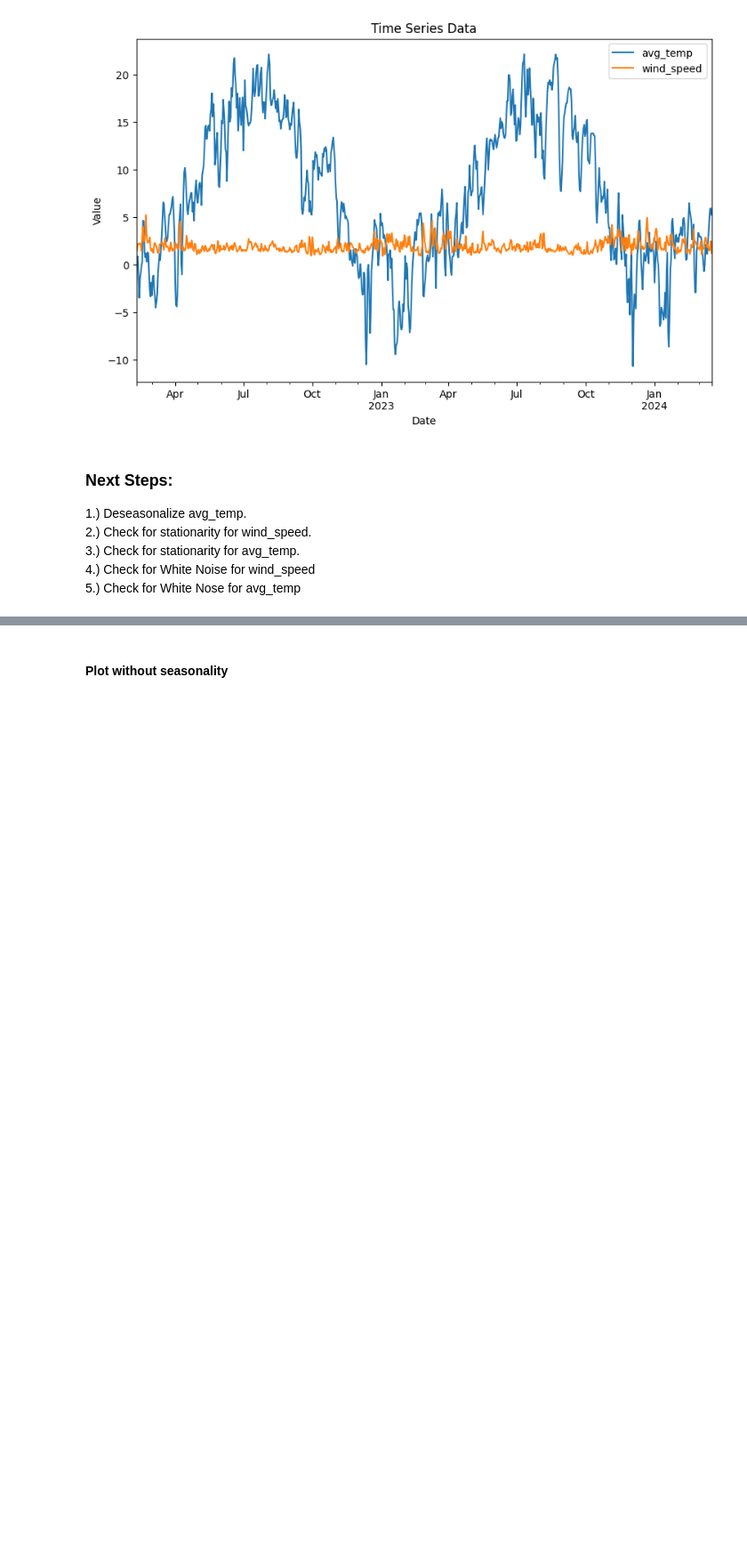
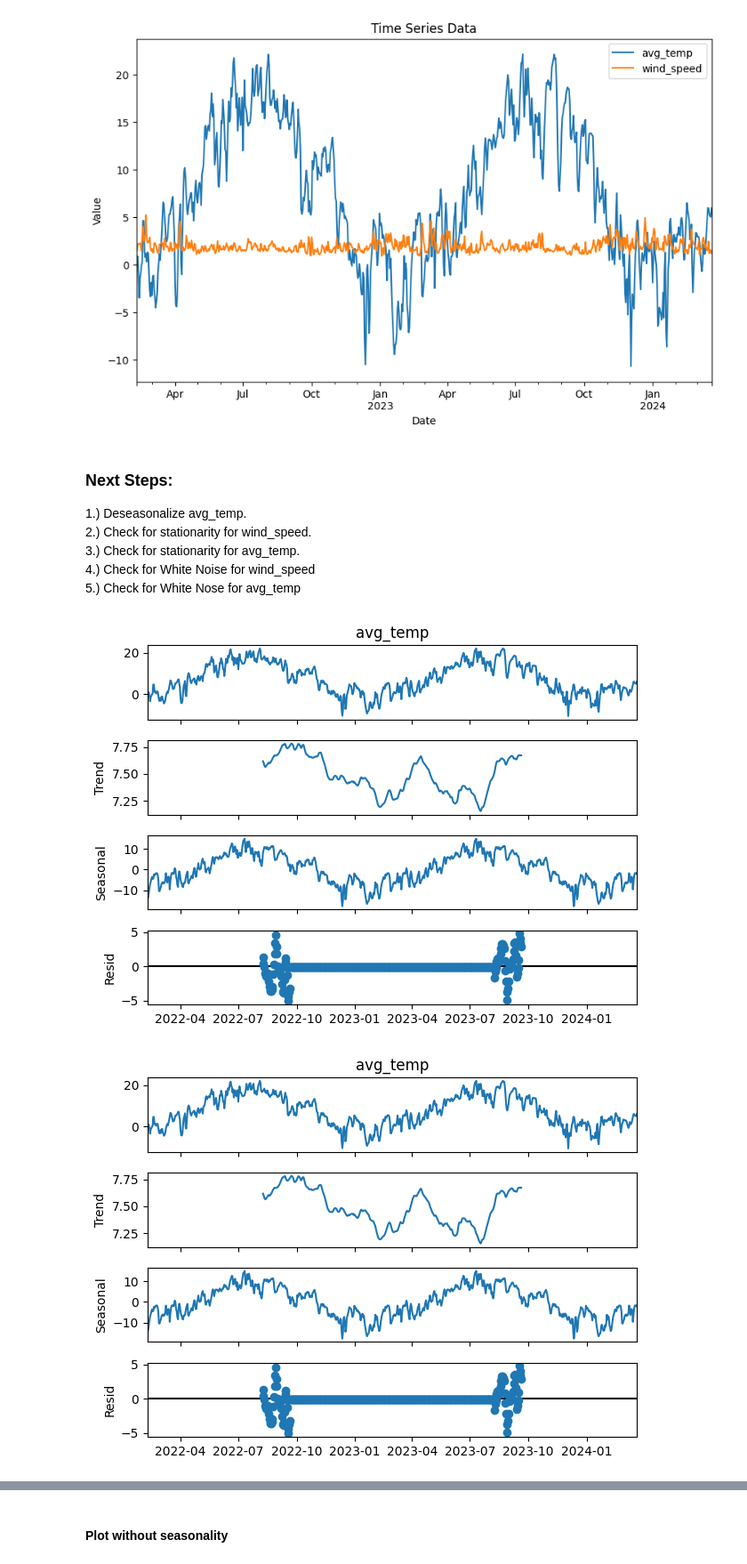
Before and after one commit to danielakomenda/MDM-PythonProject-MeinProjekt, a Jupyter notebook: Notebooks/create_model.ipynb, the cells around one changed output, grey strips where cells are left out. Shown at 89% size. Drawn from its saved outputs; the diff is of its cells as text; code cells hidden in the pictures; blank space fills up the shorter version.

```diff
--- a/Notebooks/create_model.ipynb
+++ b/Notebooks/create_model.ipynb
@@ -174,0 +226,5 @@ plt.show()
+# %%
+result.plot()
+# %% [output]
+[figure, added]
+[figure, added]
```
Also changed, not shown: parts of 39 cells of this notebook, 7 other files.
